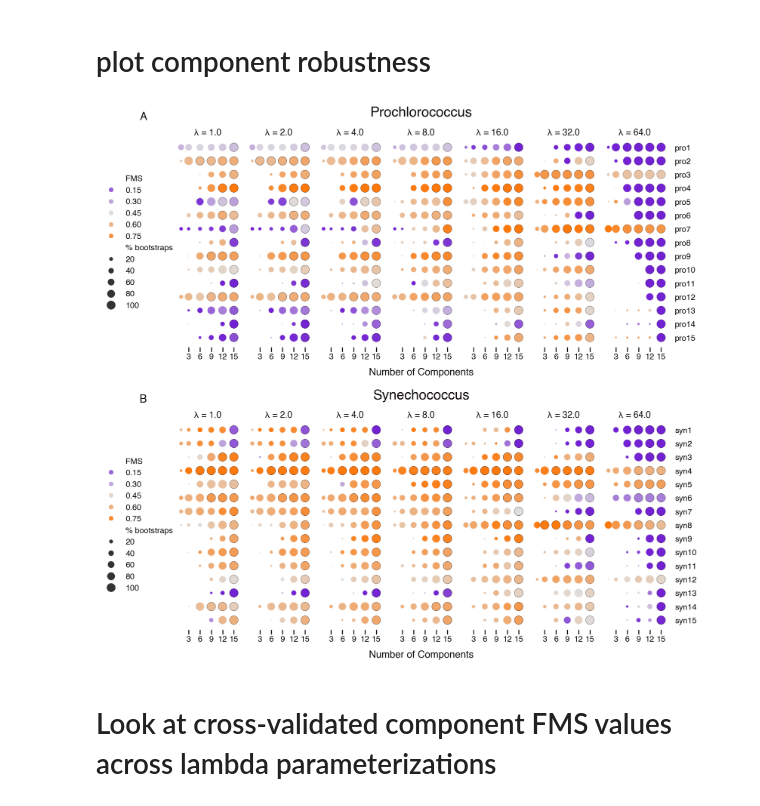
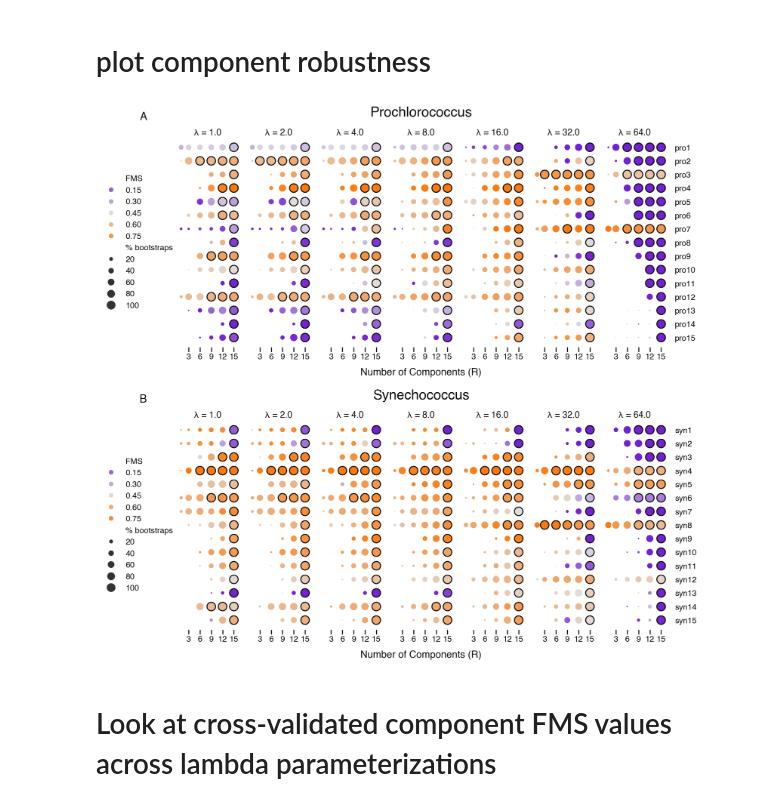
Before and after one commit to blasks/barnacle-manuscript, a Jupyter notebook: analyses/5-models/2-component-robustness-sparsity.ipynb, the cells around one changed output. Saved outputs shown, nothing was run; the diff lists cells and outputs as text; code cells hidden in the pictures.

Commit message:
figure tweaks and edits

```diff
--- a/analyses/5-models/2-component-robustness-sparsity.ipynb
+++ b/analyses/5-models/2-component-robustness-sparsity.ipynb
@@ -386,7 +386,7 @@ component_df
 fig, axes = plt.subplots(
     2, len(lambdas[cyano]['comp']), figsize=(18, 18), sharey='row', gridspec_kw={'wspace': 0.05, 'hspace': 0.35}
 )
-marker_palette = {True: line_color, False: neutral_color}
+marker_palette = {True: line_color, False: 'white'}
 
 # iterate through cyanobacteria
 for row, cyano in enumerate(['pro', 'syn']):
@@ -432,6 +432,7 @@ for row, cyano in enumerate(['pro', 'syn']):
             size='% bootstraps',
             sizes=(3, 300),
             edgecolor=plot_df['all bootstraps'].map(marker_palette),
+            linewidth=2,
             palette=div_cmap,
             data=plot_df,
             legend=False,
@@ -441,35 +442,35 @@ for row, cyano in enumerate(['pro', 'syn']):
                          ylabel=None, title='λ = {}'.format(lamb))
         if i == 0:
             axes[row][i].tick_params(left=False, right=False, labelleft=False, labelright=False)
             # make legend
             axes[row][i].legend(loc='center right', alignment='right', bbox_to_anchor=(0.1, 0.5));
         elif i == len(lambdas[cyano]['comp']) - 1:
             # set cluster labels
             axes[row][-1].tick_params(left=False, right=False, labelleft=False, labelright=True)
             axes[row][-1].set_yticks(n_components - np.arange(n_components),
                                      [f'{cyano}{i+1}' for i in np.arange(n_components)]);
             # for tick in axes[row][-1].get_yticklabels():
             #     tick.set_color({'pro': sns.color_palette()[2], 'syn': sns.color_palette()[3]}[cyano])
         else:
             axes[row][i].tick_params(left=False, right=False, labelleft=False, labelright=False)
 
     # add annotations
     axes[row][0].annotate(
         {0: 'A', 1: 'B'}[row], xy=(-0.5, 1.1), xycoords='axes fraction', va='center', ha='left',
         weight='bold', fontsize=22, annotation_clip=False
     )
     axes[row][3].annotate(
         {0: 'Prochlorococcus', 1: 'Synechococcus'}[row], xy=(0.5, 1.12), xycoords='axes fraction',
         va='center', ha='center', weight='bold', style='italic', fontsize=28, annotation_clip=False
     )
     axes[row][3].annotate(
-        'Number of Components', xy=(0.5, -0.12), xycoords='axes fraction',
+        'Number of Components (R)', xy=(0.5, -0.12), xycoords='axes fraction',
         va='center', ha='center', fontsize=20, annotation_clip=False
     )
 
 fig.savefig(outdir / 'component-robustness-sparsity.png', bbox_inches='tight')
 # %% [output]
-[figure, old version]
+[figure, new version]
 # %% [markdown]
 # Look at cross-validated component FMS values across lambda parameterizations
 # %%
```
Also changed, not shown: 4 other files.
